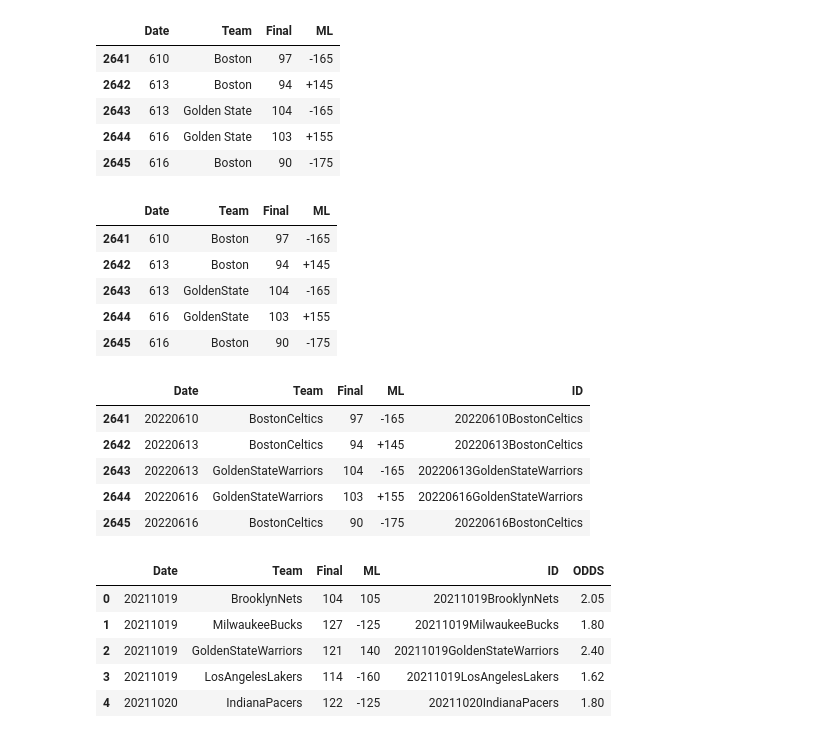
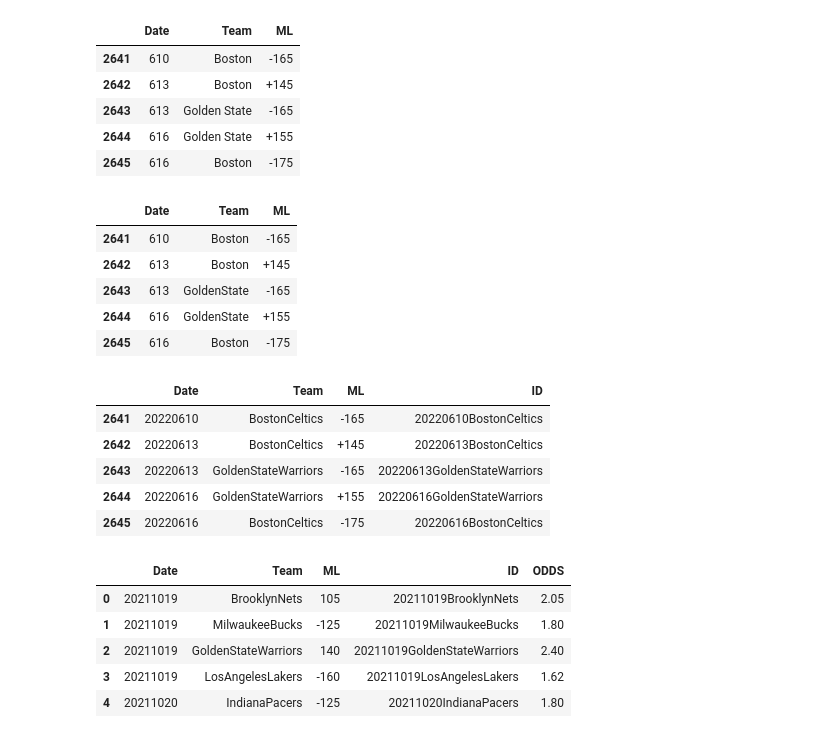
Before and after one commit to cedric16370/Ydays-Sport, a Jupyter notebook: Nettoyage.ipynb, the cells around one changed output. Saved outputs shown, nothing was run; the diff lists cells and outputs as text; code cells hidden in the pictures.

```diff
--- a/Nettoyage.ipynb
+++ b/Nettoyage.ipynb
@@ -8,26 +8,26 @@ from nba_api.stats.endpoints import leaguegamefinder
 # %%
 # Récupération du jeu de données
 path = 'nba odds 2021-22.xlsx'
-odds_df = pd.read_excel(path, usecols = ['Date', 'Team', 'Final', 'ML'])
+odds_df = pd.read_excel(path, usecols = ['Date', 'Team', 'ML'])
 odds_df.tail()
 # %% [output]
-|  | Date | Team | Final | ML |
-| 2641 | 610 | Boston | 97 | -165 |
-| 2642 | 613 | Boston | 94 | +145 |
-| 2643 | 613 | Golden State | 104 | -165 |
-| 2644 | 616 | Golden State | 103 | +155 |
-| 2645 | 616 | Boston | 90 | -175 |
+|  | Date | Team | ML |
+| 2641 | 610 | Boston | -165 |
+| 2642 | 613 | Boston | +145 |
+| 2643 | 613 | Golden State | -165 |
+| 2644 | 616 | Golden State | +155 |
+| 2645 | 616 | Boston | -175 |
 # %%
 # Suppression des espaces dans les noms des équipes
 odds_df.Team = odds_df.Team.str.replace(' ', '')
 odds_df.tail()
 # %% [output]
-|  | Date | Team | Final | ML |
-| 2641 | 610 | Boston | 97 | -165 |
-| 2642 | 613 | Boston | 94 | +145 |
-| 2643 | 613 | GoldenState | 104 | -165 |
-| 2644 | 616 | GoldenState | 103 | +155 |
-| 2645 | 616 | Boston | 90 | -175 |
+|  | Date | Team | ML |
+| 2641 | 610 | Boston | -165 |
+| 2642 | 613 | Boston | +145 |
+| 2643 | 613 | GoldenState | -165 |
+| 2644 | 616 | GoldenState | +155 |
+| 2645 | 616 | Boston | -175 |
 # %%
 # Création d'un dictionnaire pour remplacer les équipes par leurs noms officiels
 team_name = {'Detroit': 'DetroitPistons', 'Washington': 'WashingtonWizards',
@@ -64,12 +64,12 @@ odds_df['Date'] = list(map(format, odds_df['Date']))
 odds_df['ID'] = list(map(str, odds_df['Date'])) + odds_df['Team']
 odds_df.tail()
 # %% [output]
-|  | Date | Team | Final | ML | ID |
-| 2641 | 20220610 | BostonCeltics | 97 | -165 | 20220610BostonCeltics |
-| 2642 | 20220613 | BostonCeltics | 94 | +145 | 20220613BostonCeltics |
-| 2643 | 20220613 | GoldenStateWarriors | 104 | -165 | 20220613GoldenStateWarriors |
-| 2644 | 20220616 | GoldenStateWarriors | 103 | +155 | 20220616GoldenStateWarriors |
-| 2645 | 20220616 | BostonCeltics | 90 | -175 | 20220616BostonCeltics |
+|  | Date | Team | ML | ID |
+| 2641 | 20220610 | BostonCeltics | -165 | 20220610BostonCeltics |
+| 2642 | 20220613 | BostonCeltics | +145 | 20220613BostonCeltics |
+| 2643 | 20220613 | GoldenStateWarriors | -165 | 20220613GoldenStateWarriors |
+| 2644 | 20220616 | GoldenStateWarriors | +155 | 20220616GoldenStateWarriors |
+| 2645 | 20220616 | BostonCeltics | -175 | 20220616BostonCeltics |
 # %%
 def change_odds(x):
     'Fonction pour changer le format des cotes de notre dataframe'
@@ -83,12 +83,12 @@ odds_df['ML'] = odds_df['ML'].astype(int)
 odds_df['ODDS'] = odds_df['ML'].apply(lambda x : change_odds(x))
 odds_df.head()
 # %% [output]
-|  | Date | Team | Final | ML | ID | ODDS |
-| 0 | 20211019 | BrooklynNets | 104 | 105 | 20211019BrooklynNets | 2.05 |
-| 1 | 20211019 | MilwaukeeBucks | 127 | -125 | 20211019MilwaukeeBucks | 1.80 |
-| 2 | 20211019 | GoldenStateWarriors | 121 | 140 | 20211019GoldenStateWarriors | 2.40 |
-| 3 | 20211019 | LosAngelesLakers | 114 | -160 | 20211019LosAngelesLakers | 1.62 |
-| 4 | 20211020 | IndianaPacers | 122 | -125 | 20211020IndianaPacers | 1.80 |
+|  | Date | Team | ML | ID | ODDS |
+| 0 | 20211019 | BrooklynNets | 105 | 20211019BrooklynNets | 2.05 |
+| 1 | 20211019 | MilwaukeeBucks | -125 | 20211019MilwaukeeBucks | 1.80 |
+| 2 | 20211019 | GoldenStateWarriors | 140 | 20211019GoldenStateWarriors | 2.40 |
+| 3 | 20211019 | LosAngelesLakers | -160 | 20211019LosAngelesLakers | 1.62 |
+| 4 | 20211020 | IndianaPacers | -125 | 20211020IndianaPacers | 1.80 |
 # %%
 # Récupération du deuxième jeu de données
 score_df = leaguegamefinder.LeagueGameFinder().get_data_frames()[0]
```
Also changed, not shown: parts of 9 cells of this notebook, 1 other file.
